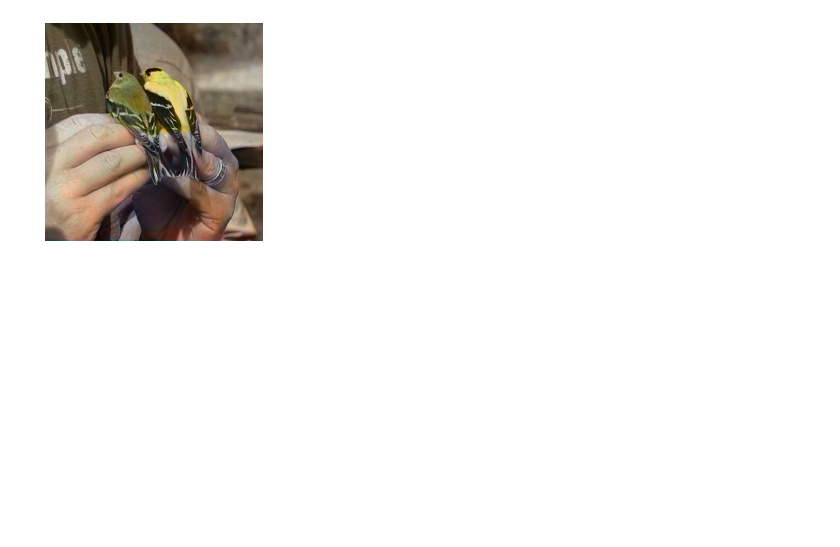
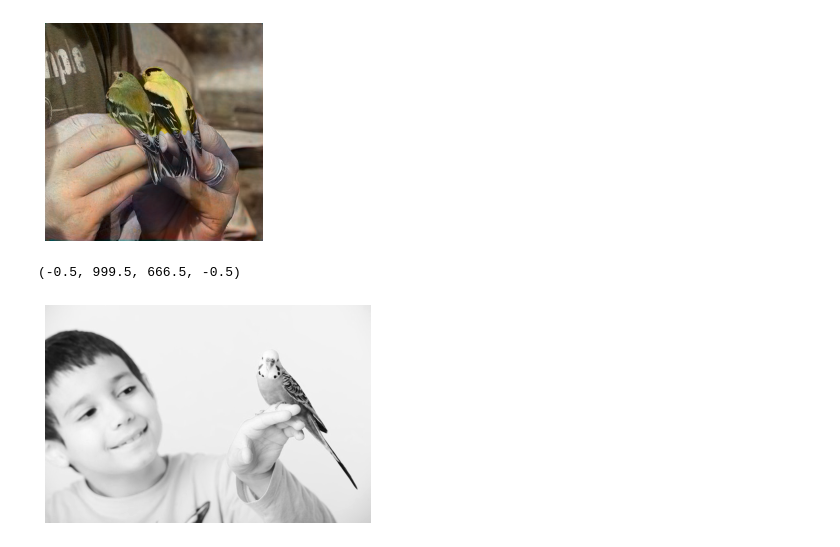
Before and after one commit to SaverioMonaco/Image-Colorization-through-Segmentation, a Jupyter notebook: merging/merging_report.ipynb, the cells around one changed output. Drawn from its saved outputs; the diff is of its cells as text; code cells hidden in the pictures; blank space fills up the shorter version.

```diff
--- a/merging/merging_report.ipynb
+++ b/merging/merging_report.ipynb
@@ -1340,3 +1340,9 @@ plt.axis('off')
 # %% [output]
 (-0.5, 322.5, 322.5, -0.5)
 [figure]
+# %%
+plt.imshow(np.asarray(img1)[:,:,0],cmap='gray')
+plt.axis('off')
+# %% [output]
+(-0.5, 999.5, 666.5, -0.5)
+[figure, added]
```
Also changed, not shown: parts of 10 cells of this notebook, 12 other files.
